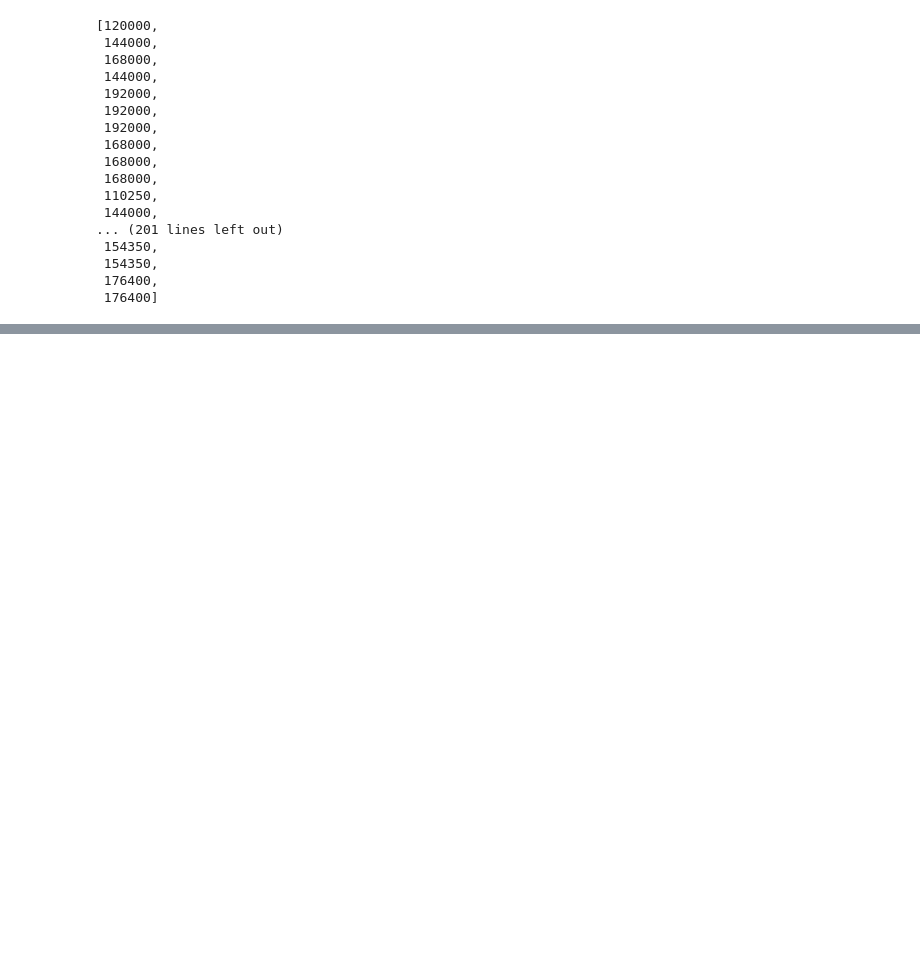
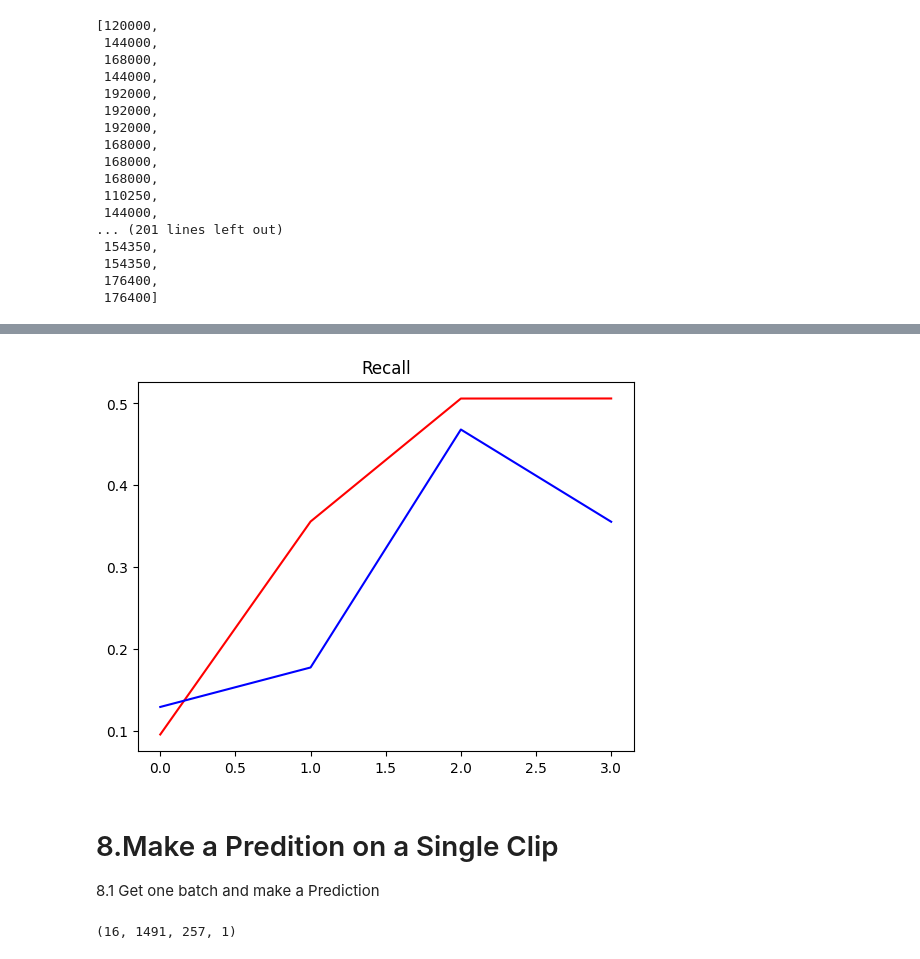
Before and after one commit to LeQuangHieuVKU/DeepLearning_AudioClassification, a Jupyter notebook: AudioClassification.ipynb, the cells around one changed output, grey strips where cells are left out. Drawn from its saved outputs; the diff is of its cells as text; code cells hidden in the pictures; blank space fills up the shorter version.

```diff
--- a/AudioClassification.ipynb
+++ b/AudioClassification.ipynb
@@ -206,0 +403,10 @@ lengths
+# %%
+plt.title('Recall')
+plt.plot(hist.history['Recall'],'r')
+plt.plot(hist.history['val_Recall'],'b')
+plt.show()
+# %% [output]
+[figure, added]
+# %% [markdown]
+# 8.Make a Predition on a Single Clip
+8.1 Get one batch and make a Prediction
@@ -206,0 +415,4 @@ lengths
+# %%
+x_test.shape
+# %% [output]
+(16, 1491, 257, 1)
```
Also changed, not shown: parts of 44 cells of this notebook.
